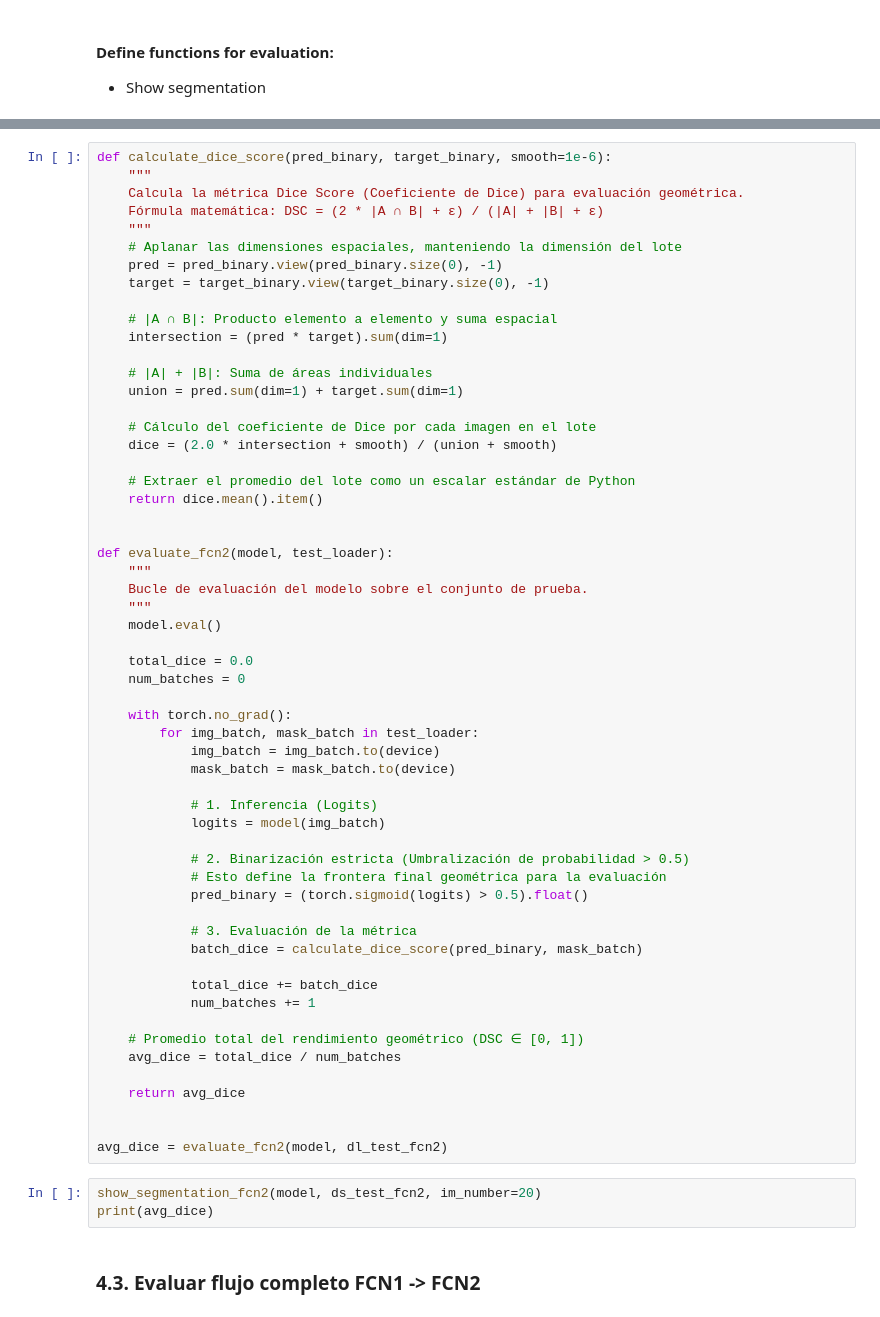
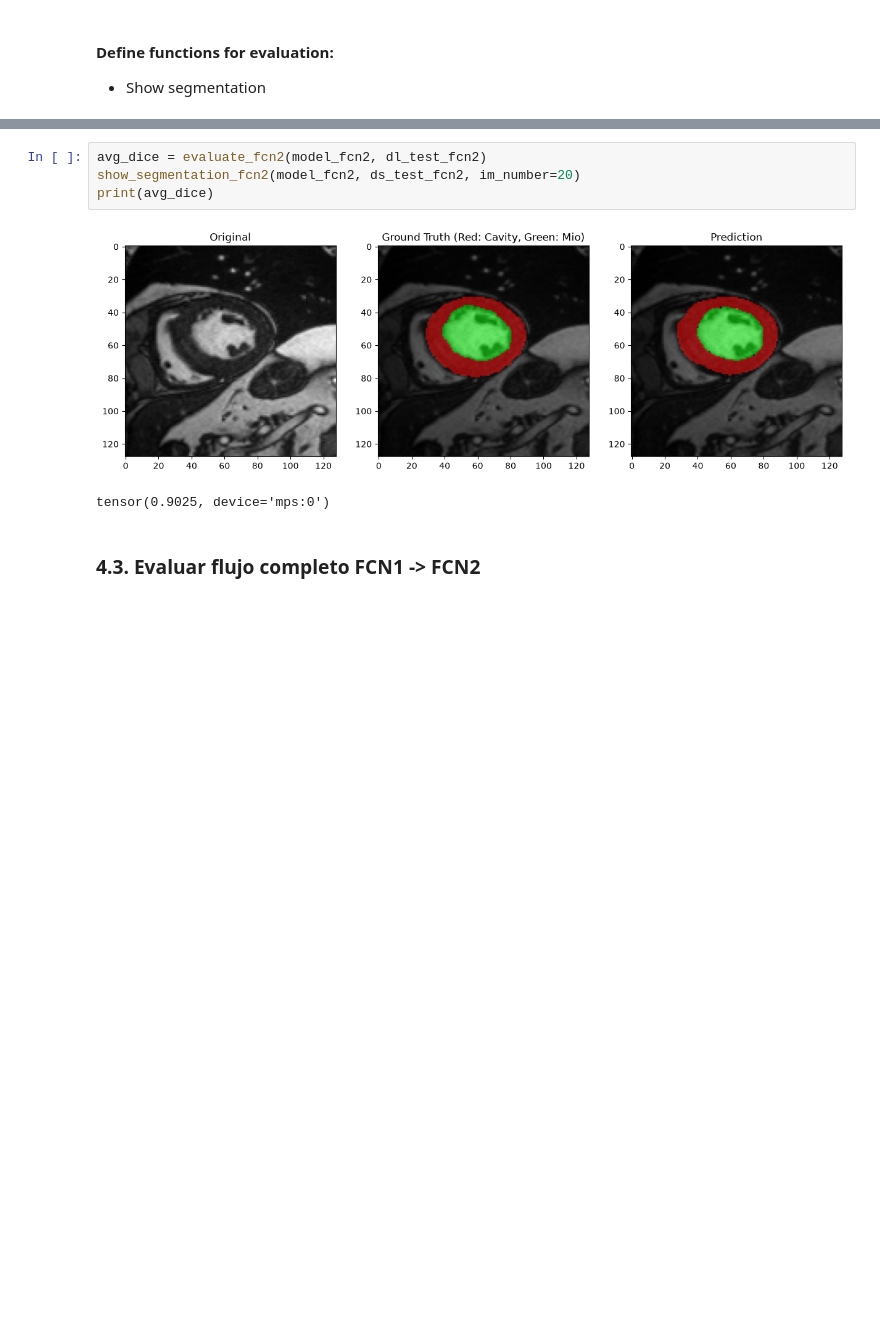
Before and after one commit to manuela-profile/cardiac-mri-lv-segmentation, a Jupyter notebook: 01_project.ipynb, the cells around one changed output, grey strips where cells are left out. Saved outputs shown, nothing was run; the diff lists cells and outputs as text; blank space fills up the shorter version.

```diff
--- a/01_project.ipynb
+++ b/01_project.ipynb
@@ -1190,62 +1259,9 @@ def show_segmentation_fcn2(model, dataset, im_number=0):
 # %%
-def calculate_dice_score(pred_binary, target_binary, smooth=1e-6):
-    """
-    Calcula la métrica Dice Score (Coeficiente de Dice) para evaluación geométrica.
-    Fórmula matemática: DSC = (2 * |A ∩ B| + ε) / (|A| + |B| + ε)
-    """
-    # Aplanar las dimensiones espaciales, manteniendo la dimensión del lote
-    pred = pred_binary.view(pred_binary.size(0), -1)
-    target = target_binary.view(target_binary.size(0), -1)
-
-    # |A ∩ B|: Producto elemento a elemento y suma espacial
-    intersection = (pred * target).sum(dim=1)
-
-    # |A| + |B|: Suma de áreas individuales
-    union = pred.sum(dim=1) + target.sum(dim=1)
-
-    # Cálculo del coeficiente de Dice por cada imagen en el lote
-    dice = (2.0 * intersection + smooth) / (union + smooth)
-
-    # Extraer el promedio del lote como un escalar estándar de Python
-    return dice.mean().item()
-
-
-def evaluate_fcn2(model, test_loader):
-    """
-    Bucle de evaluación del modelo sobre el conjunto de prueba.
-    """
-    model.eval()
-
-    total_dice = 0.0
-    num_batches = 0
-
-    with torch.no_grad():
-        for img_batch, mask_batch in test_loader:
-            img_batch = img_batch.to(device)
-            mask_batch = mask_batch.to(device)
-
-            # 1. Inferencia (Logits)
-            logits = model(img_batch)
-
-            # 2. Binarización estricta (Umbralización de probabilidad > 0.5)
-            # Esto define la frontera final geométrica para la evaluación
-            pred_binary = (torch.sigmoid(logits) > 0.5).float()
-
-            # 3. Evaluación de la métrica
-            batch_dice = calculate_dice_score(pred_binary, mask_batch)
-
-            total_dice += batch_dice
-            num_batches += 1
-
-    # Promedio total del rendimiento geométrico (DSC ∈ [0, 1])
-    avg_dice = total_dice / num_batches
-
-    return avg_dice
-
-
-avg_dice = evaluate_fcn2(model, dl_test_fcn2)
+avg_dice = evaluate_fcn2(model_fcn2, dl_test_fcn2)
+show_segmentation_fcn2(model_fcn2, ds_test_fcn2, im_number=20)
+print(avg_dice)
+# %% [output]
+[figure, added]
+tensor(0.9025, device='mps:0')
-# %%
-show_segmentation_fcn2(model, ds_test_fcn2, im_number=20)
-print(avg_dice)
 # %% [markdown]
 ### 4.3. Evaluar flujo completo FCN1 -> FCN2
```
Also changed, not shown: parts of 19 cells of this notebook.
